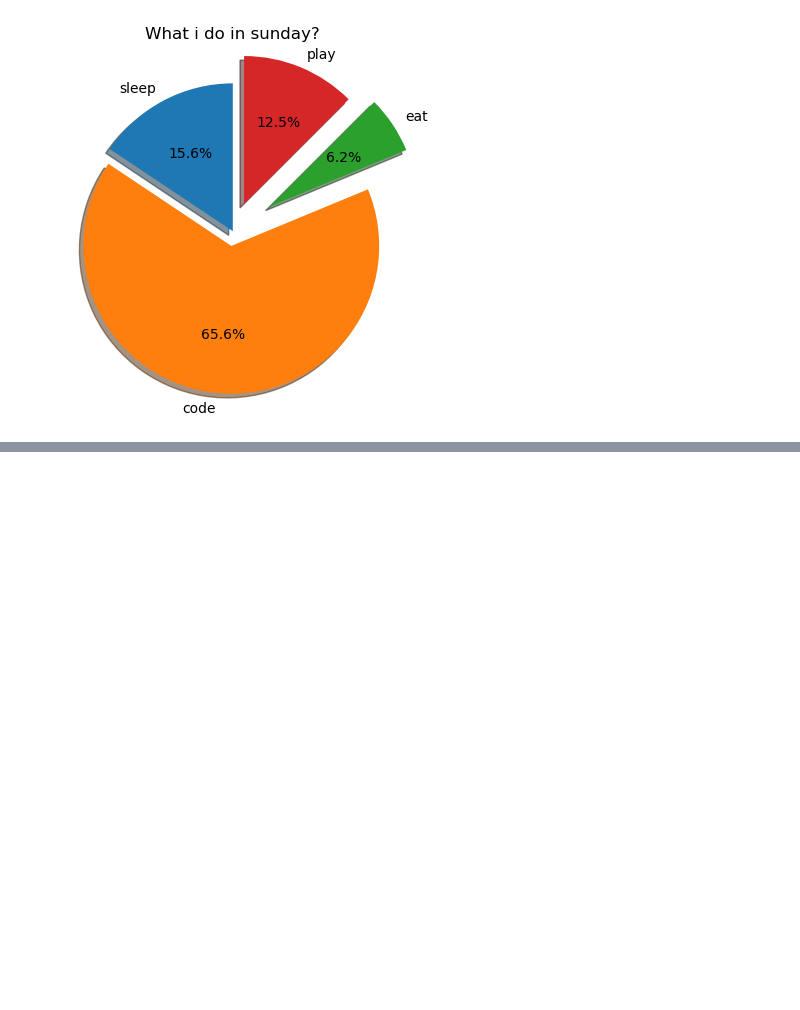
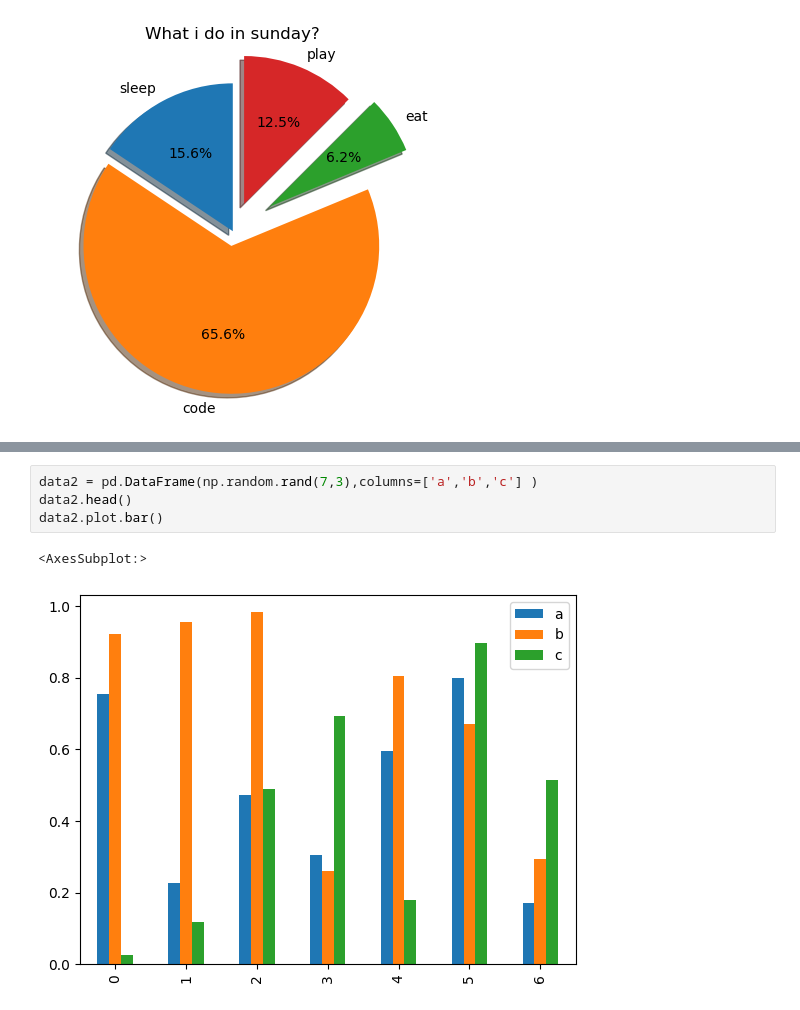
Before and after one commit to 960Subhamsingh/Data-Sciences, a Jupyter notebook: matplotlib/mat.ipynb, the cells around one changed output, grey strips where cells are left out. Saved outputs shown, nothing was run; the diff lists cells and outputs as text; blank space fills up the shorter version.

```diff
--- a/matplotlib/mat.ipynb
+++ b/matplotlib/mat.ipynb
@@ -31,0 +65,7 @@ plt.show()
+# %%
+data2 = pd.DataFrame(np.random.rand(7,3),columns=['a','b','c'] )
+data2.head()
+data2.plot.bar()
+# %% [output]
+<AxesSubplot:>
+[figure, added]
```
Also changed, not shown: parts of 26 cells of this notebook, 3 other files.
